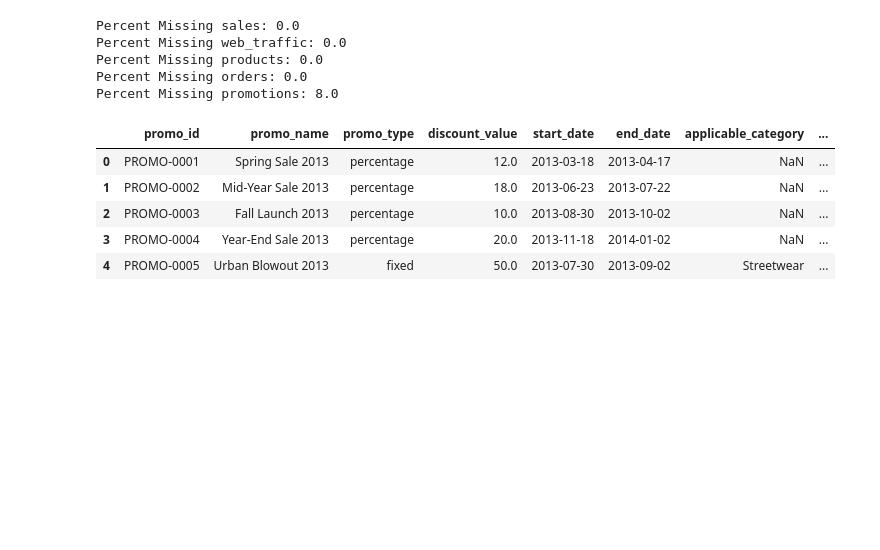
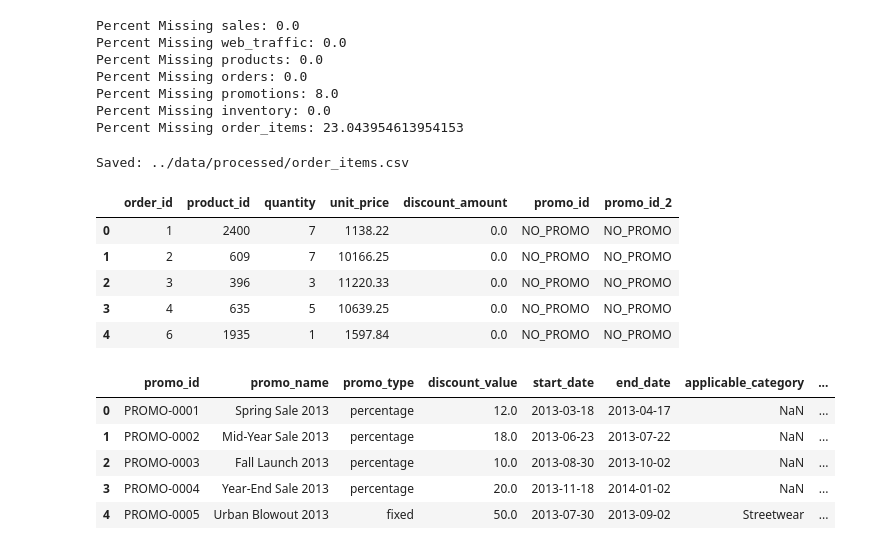
Before and after one commit to Jade2612/DATATHON, a Jupyter notebook: notebooks/00_data_cleaning.ipynb, the cells around one changed output. Cells and saved outputs as stored; diff of their text form; code cells hidden in the pictures; blank space fills up the shorter version.

```diff
--- a/notebooks/00_data_cleaning.ipynb
+++ b/notebooks/00_data_cleaning.ipynb
@@ -7,7 +7,12 @@ web_traffic = pd.read_csv("../data/processed/web_traffic.csv")
 products = pd.read_csv("../data/processed/products.csv")
 orders = pd.read_csv("../data/processed/orders.csv")
 promotions = pd.read_csv("../data/processed/promotions.csv")
-
+inventory = pd.read_csv("../data/processed/inventory.csv")
+order_items = pd.read_csv("../data/processed/order_items.csv")
+returns = pd.read_csv("../data/processed/returns.csv")
+reviews = pd.read_csv("../data/processed/reviews.csv")
+sample_submission = pd.read_csv("../data/processed/sample_submission.csv")
+shipments = pd.read_csv("../data/processed/shipments.csv")
 np.random.seed(0)
 # %%
 def percent_missing(file_name):
@@ -22,12 +27,30 @@ print(f"Percent Missing web_traffic: {percent_missing(web_traffic)}")
 print(f"Percent Missing products: {percent_missing(products)}")
 print(f"Percent Missing orders: {percent_missing(orders)}")
 print(f"Percent Missing promotions: {percent_missing(promotions)}")
+print(f"Percent Missing inventory: {percent_missing(inventory)}")
+print(f"Percent Missing order_items: {percent_missing(order_items)}")
 # %% [output]
 Percent Missing sales: 0.0
 Percent Missing web_traffic: 0.0
 Percent Missing products: 0.0
 Percent Missing orders: 0.0
 Percent Missing promotions: 8.0
+Percent Missing inventory: 0.0
+Percent Missing order_items: 23.043954613954153
+# %%
+order_items['promo_id'] = order_items['promo_id'].fillna('NO_PROMO')
+order_items['promo_id_2'] = order_items['promo_id_2'].fillna('NO_PROMO')
+order_items.to_csv('../data/processed/order_items.csv', index=False)
+print("Saved: ../data/processed/order_items.csv")
+order_items.head()
+# %% [output]
+Saved: ../data/processed/order_items.csv
+|  | order_id | product_id | quantity | unit_price | discount_amount | promo_id | promo_id_2 |
+| 0 | 1 | 2400 | 7 | 1138.22 | 0.0 | NO_PROMO | NO_PROMO |
+| 1 | 2 | 609 | 7 | 10166.25 | 0.0 | NO_PROMO | NO_PROMO |
+| 2 | 3 | 396 | 3 | 11220.33 | 0.0 | NO_PROMO | NO_PROMO |
+| 3 | 4 | 635 | 5 | 10639.25 | 0.0 | NO_PROMO | NO_PROMO |
+| 4 | 6 | 1935 | 1 | 1597.84 | 0.0 | NO_PROMO | NO_PROMO |
 # %%
 promotions.head()
 # %% [output]
```
Also changed, not shown: parts of 5 cells of this notebook, 3 other files.
